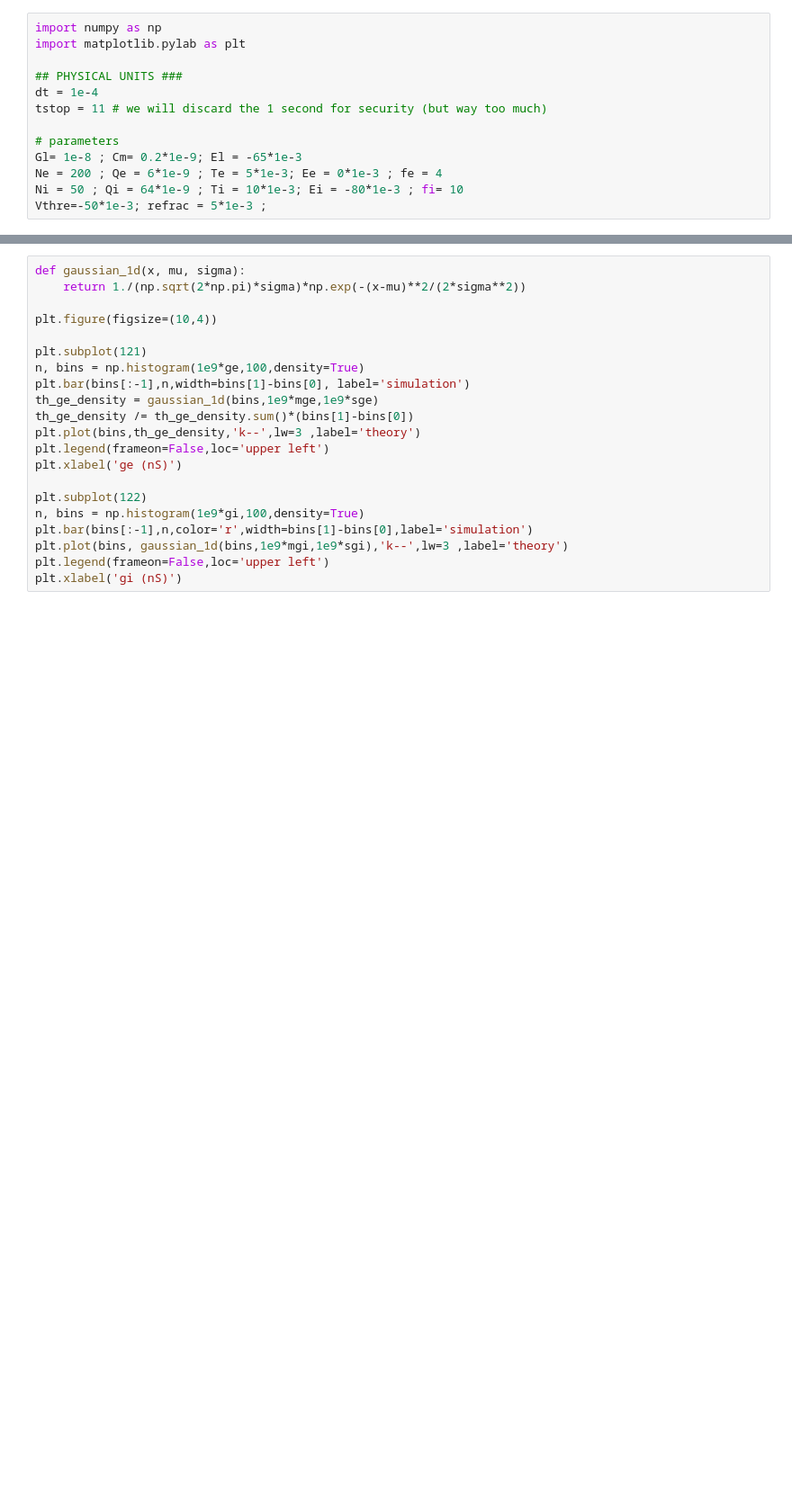
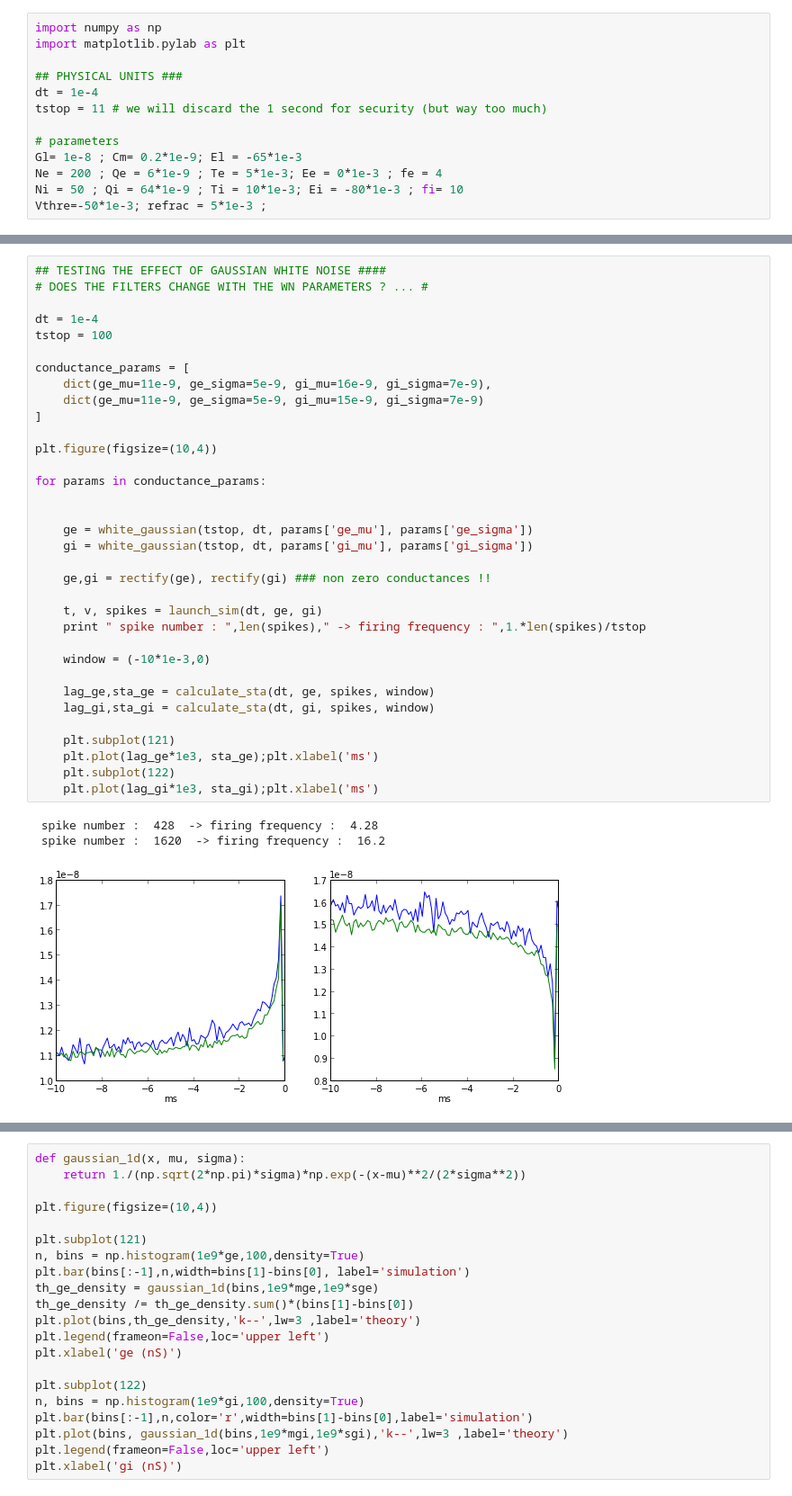
Before and after one commit to yzerlaut/transfer_functions, a Jupyter notebook: iaf_ou.ipynb, the cells around one changed output, grey strips where cells are left out. Shown: that part at 90% size. Drawn from its saved outputs; the diff is of its cells as text; blank space fills up the shorter version.

```diff
--- a/iaf_ou.ipynb
+++ b/iaf_ou.ipynb
@@ -76 +110,39 @@ def calculate_sta(dt, x, spikes, window):
+# %%
+## TESTING THE EFFECT OF GAUSSIAN WHITE NOISE ####
+# DOES THE FILTERS CHANGE WITH THE WN PARAMETERS ? ... #
+
+dt = 1e-4
+tstop = 100
+
+conductance_params = [
+    dict(ge_mu=11e-9, ge_sigma=5e-9, gi_mu=16e-9, gi_sigma=7e-9),
+    dict(ge_mu=11e-9, ge_sigma=5e-9, gi_mu=15e-9, gi_sigma=7e-9)
+]
+
+plt.figure(figsize=(10,4))
+
+for params in conductance_params:
+
+
+    ge = white_gaussian(tstop, dt, params['ge_mu'], params['ge_sigma'])
+    gi = white_gaussian(tstop, dt, params['gi_mu'], params['gi_sigma'])
+
+    ge,gi = rectify(ge), rectify(gi) ### non zero conductances !!
+
+    t, v, spikes = launch_sim(dt, ge, gi)
+    print " spike number : ",len(spikes)," -> firing frequency : ",1.*len(spikes)/tstop
+
+    window = (-10*1e-3,0)
+
+    lag_ge,sta_ge = calculate_sta(dt, ge, spikes, window)
+    lag_gi,sta_gi = calculate_sta(dt, gi, spikes, window)
+
+    plt.subplot(121)
+    plt.plot(lag_ge*1e3, sta_ge);plt.xlabel('ms')
+    plt.subplot(122)
+    plt.plot(lag_gi*1e3, sta_gi);plt.xlabel('ms')
+# %% [output]
+ spike number :  428  -> firing frequency :  4.28
+ spike number :  1620  -> firing frequency :  16.2
+[figure, added]
 # %%
```
Also changed, not shown: parts of 5 cells of this notebook.
